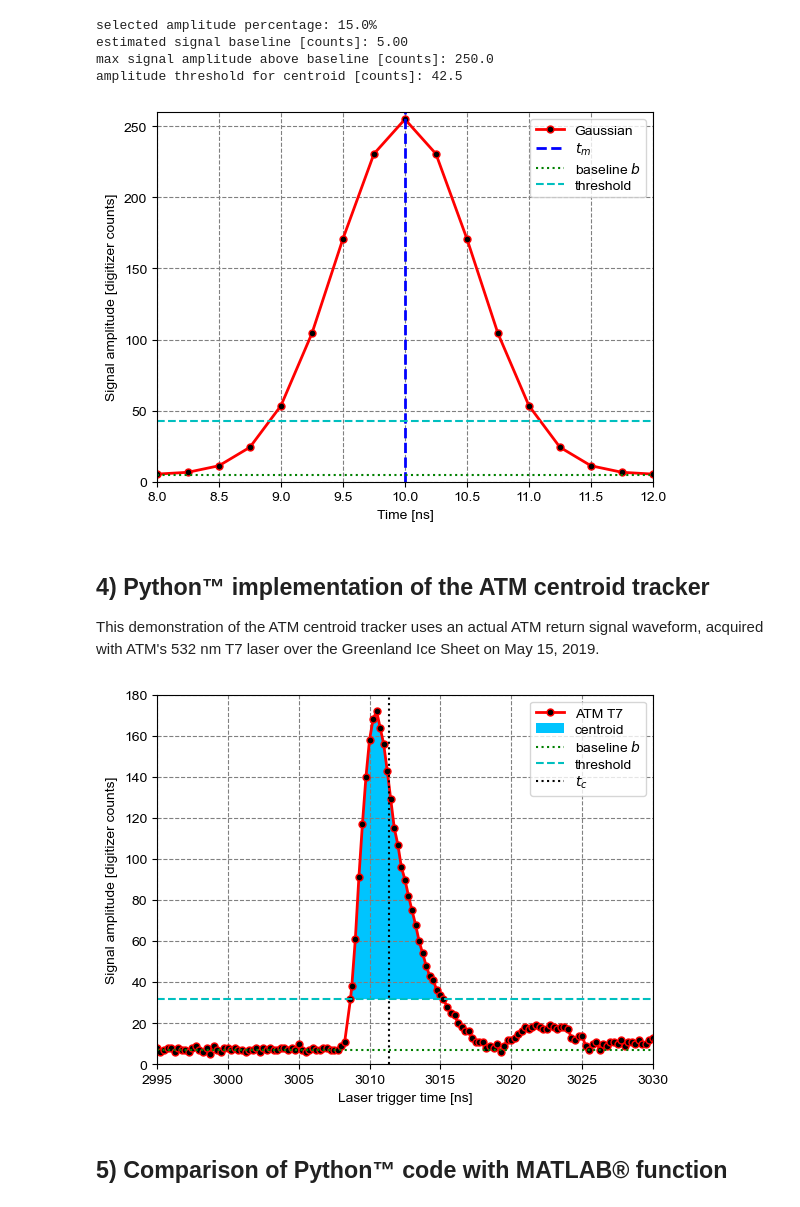
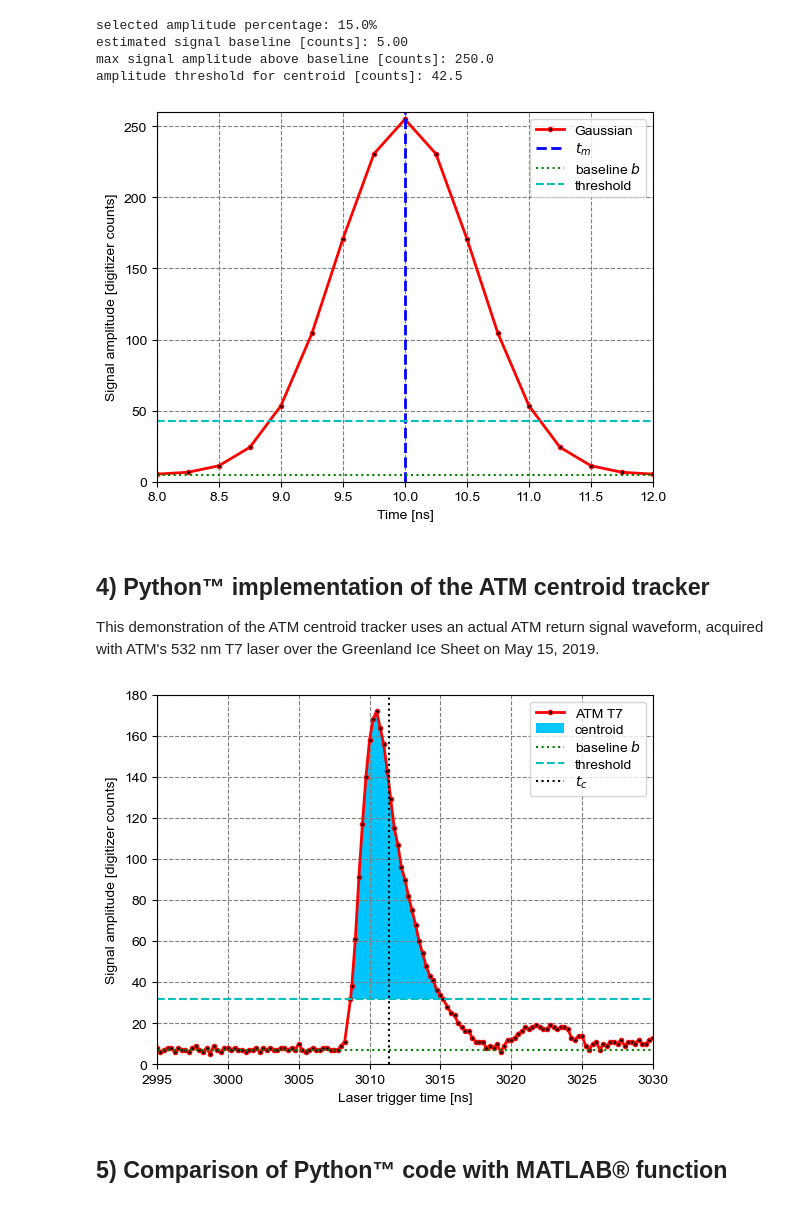
Before and after one commit to mstudinger/ATM-Centroid-Tracker, a Jupyter notebook: ATM_centroid_tracker.ipynb, the cells around one changed output. Cells and saved outputs as stored; diff of their text form; code cells hidden in the pictures.

```diff
--- a/ATM_centroid_tracker.ipynb
+++ b/ATM_centroid_tracker.ipynb
@@ -75,10 +74,8 @@ estimated signal baseline [counts]: 5.00
 max signal amplitude above baseline [counts]: 250.0
 amplitude threshold for centroid [counts]: 42.5
 # %%
-import matplotlib.pyplot as plt
-
 fig, (ax) = plt.subplots(1, 1)
-ax.plot(t_i,w_i, markersize = 5,color = 'red', lw = 2, label='Gaussian',marker='o',linestyle='-', markerfacecolor = 'k')
+ax.plot(t_i,g_i, markersize = 3,color = 'red', lw = 2, label='Gaussian',marker='o',linestyle='-', markerfacecolor = 'k')
 ax.axvline(t_m, color='b', linestyle='--', linewidth=2, label='$t_{m}$')
 ax.axhline(b, color='g', linestyle=':', linewidth=1.5, label='baseline $b$')
 ax.axhline(a_thres, color='c', linestyle='--', linewidth=1.5, label='threshold')
@@ -93,7 +90,7 @@ ax.set(xlim = (8.0, 12.0))
 ax.set(ylim = (0, 260))
 h = ax.legend(loc='upper right', labelspacing = 0.25)
 # %% [output]
-[figure, old version]
+[figure, new version]
 # %% [markdown]
 ## 4) Python™ implementation of the ATM centroid tracker
 This demonstration of the ATM centroid tracker uses an actual ATM return signal waveform, acquired with ATM's 532 nm T7 laser over the Greenland Ice Sheet on May 15, 2019.
@@ -117,35 +114,35 @@ indx_right = indx_right + indx_max + 1 # this is the first sample in the trailin
 # above the specified amplitude threshold
 t_above = t[indx_left:indx_right+1]
 w_above = w[indx_left:indx_right+1]
 t_s = (((t_above[1]-t_above[0])/(w_above[1]-w_above[0])) * (a_thres - w_above[0]) ) + t_above[0]
 t_e = (((t_above[-1]-t_above[-2])/(w_above[-1]-w_above[-2])) * (a_thres - w_above[-2]) ) + t_above[-2]
 # now replace first and last elements in t_above and w_above:
 t_above[0] = t_s
 w_above[0] = a_thres
 t_above[-1] = t_e
 w_above[-1] = a_thres
 
 # use trapezoidal method to determine the approximate integral
 upper = np.trapz(w_above*t_above,t_above)
 lower = np.trapz(w_above,t_above)
 t_c = upper/lower # centroid
 
 # plot waveform data, samples above the amplitude threshold, and centroid estimate
 fig, (ax) = plt.subplots(1, 1)
-ax.plot(t,w, markersize = 5,color = 'red', lw = 2, label='ATM T7',marker='o',linestyle='-', markerfacecolor = 'k')
+ax.plot(t,w, markersize = 3,color = 'red', lw = 2, label='ATM T7',marker='o',linestyle='-', markerfacecolor = 'k')
 ax.fill(t_above, w_above,facecolor=(0,0.76953125,0.99609375), edgecolor='none', linewidth=0.1,label='centroid')
 ax.axhline(bline, color='g', linestyle=':', linewidth=1.5, label='baseline $b$')
 ax.axhline(a_thres, color='c', linestyle='--', linewidth=1.5, label='threshold')
 ax.axvline(t_c, color='k', linestyle=':', linewidth=1.5, label='$t_{c}$')
 ax.set_xlabel("Laser trigger time [ns]")
 ax.set_ylabel(r"Signal amplitude [digitizer counts]")
 ax.grid(True)
 ax.grid(color='gray', linestyle='--', linewidth=0.80)
 ax.set(ylim = (0, 180))
 ax.set(xlim = (2995, 3030))
 h = ax.legend(loc='upper right', labelspacing = 0.25)
 # %% [output]
-[figure, old version]
+[figure, new version]
 # %% [markdown]
 ## 5) Comparison of Python™ code with MATLAB® function
 # %% [markdown]
```
Also changed, not shown: parts of 12 cells of this notebook.
